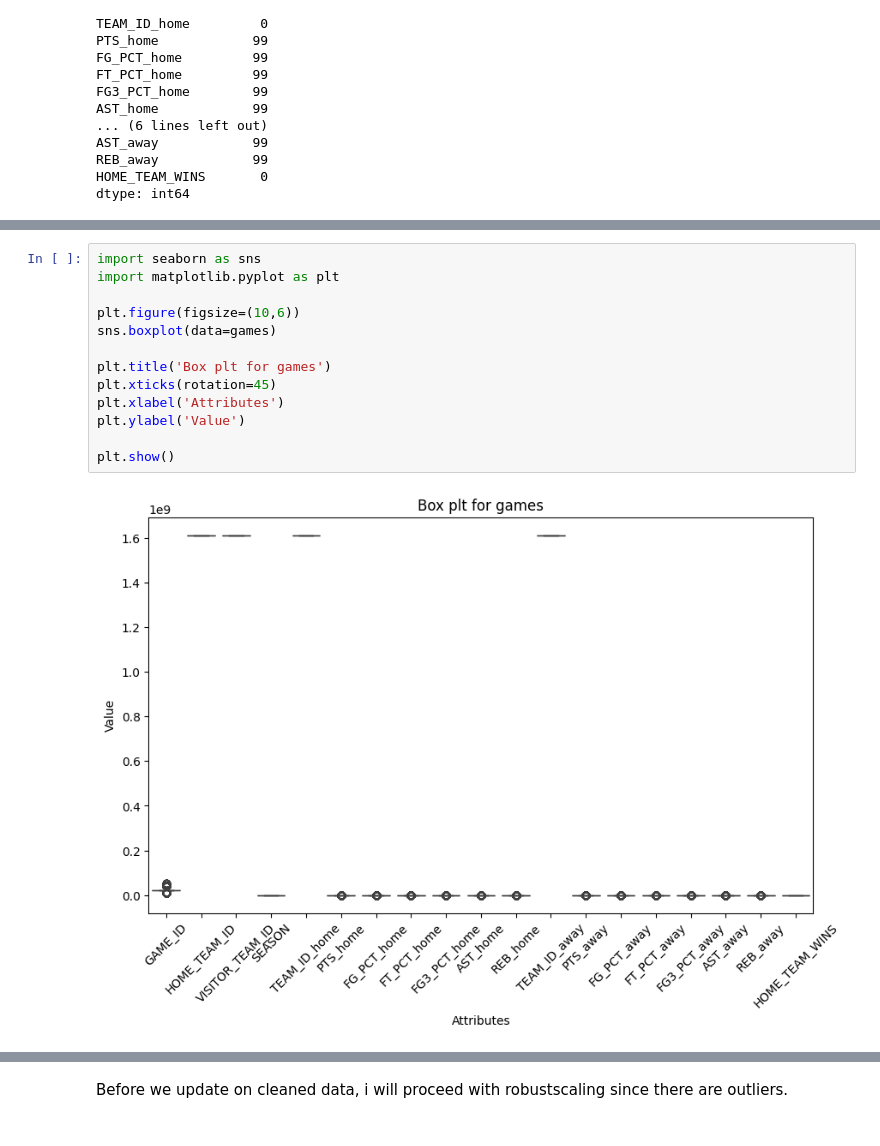
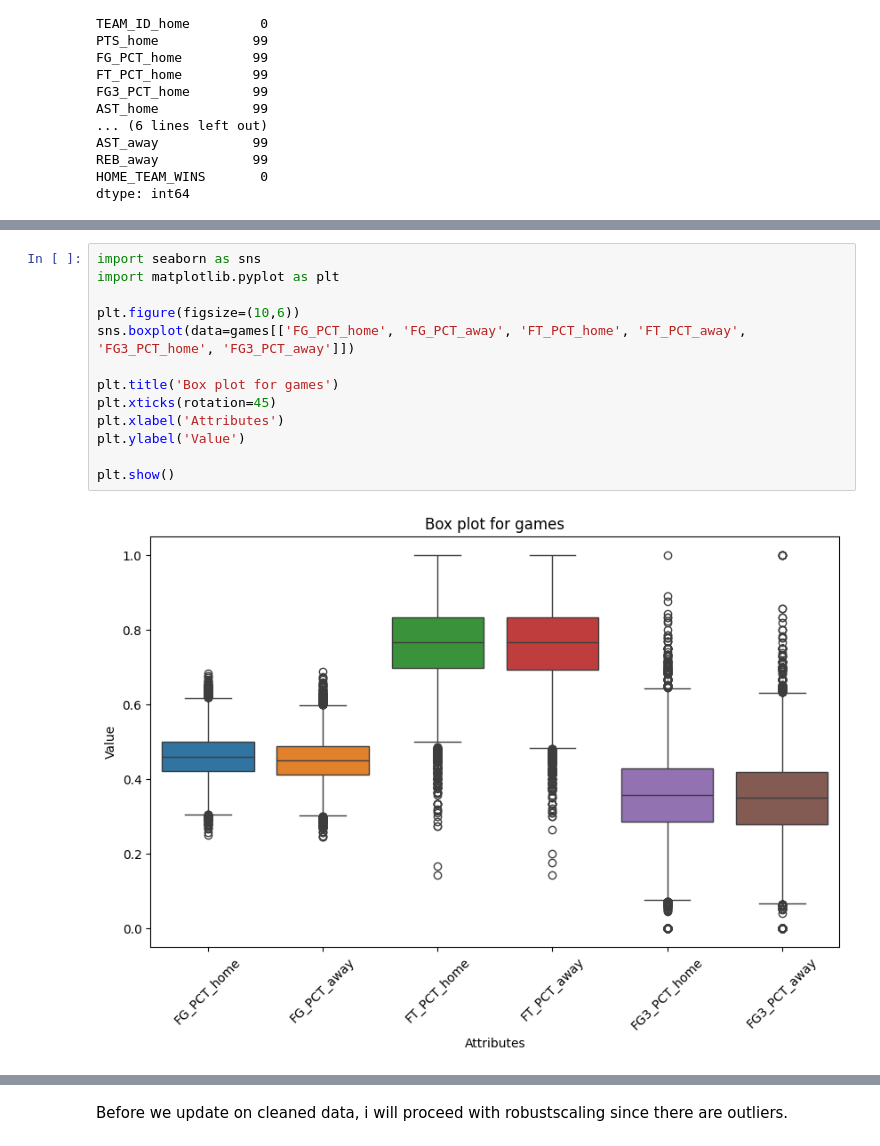
Before and after one commit to Hiroaki-K4/nba_prediction, a Jupyter notebook: main.ipynb, the cells around one changed output, grey strips where cells are left out. Cells and saved outputs as stored; diff of their text form.

Commit message:
Update eda and data cleaning

```diff
--- a/main.ipynb
+++ b/main.ipynb
@@ -111,15 +152,15 @@ games.dropna(inplace=True)
 # %%
 import seaborn as sns
 import matplotlib.pyplot as plt
 
 plt.figure(figsize=(10,6))
-sns.boxplot(data=games)
+sns.boxplot(data=games[['FG_PCT_home', 'FG_PCT_away', 'FT_PCT_home', 'FT_PCT_away', 'FG3_PCT_home', 'FG3_PCT_away']])
 
-plt.title('Box plt for games')
+plt.title('Box plot for games')
 plt.xticks(rotation=45)
 plt.xlabel('Attributes')
 plt.ylabel('Value')
 
 plt.show()
 # %% [output]
-[figure, old version]
+[figure, new version]
```
Also changed, not shown: parts of 8 cells of this notebook.
